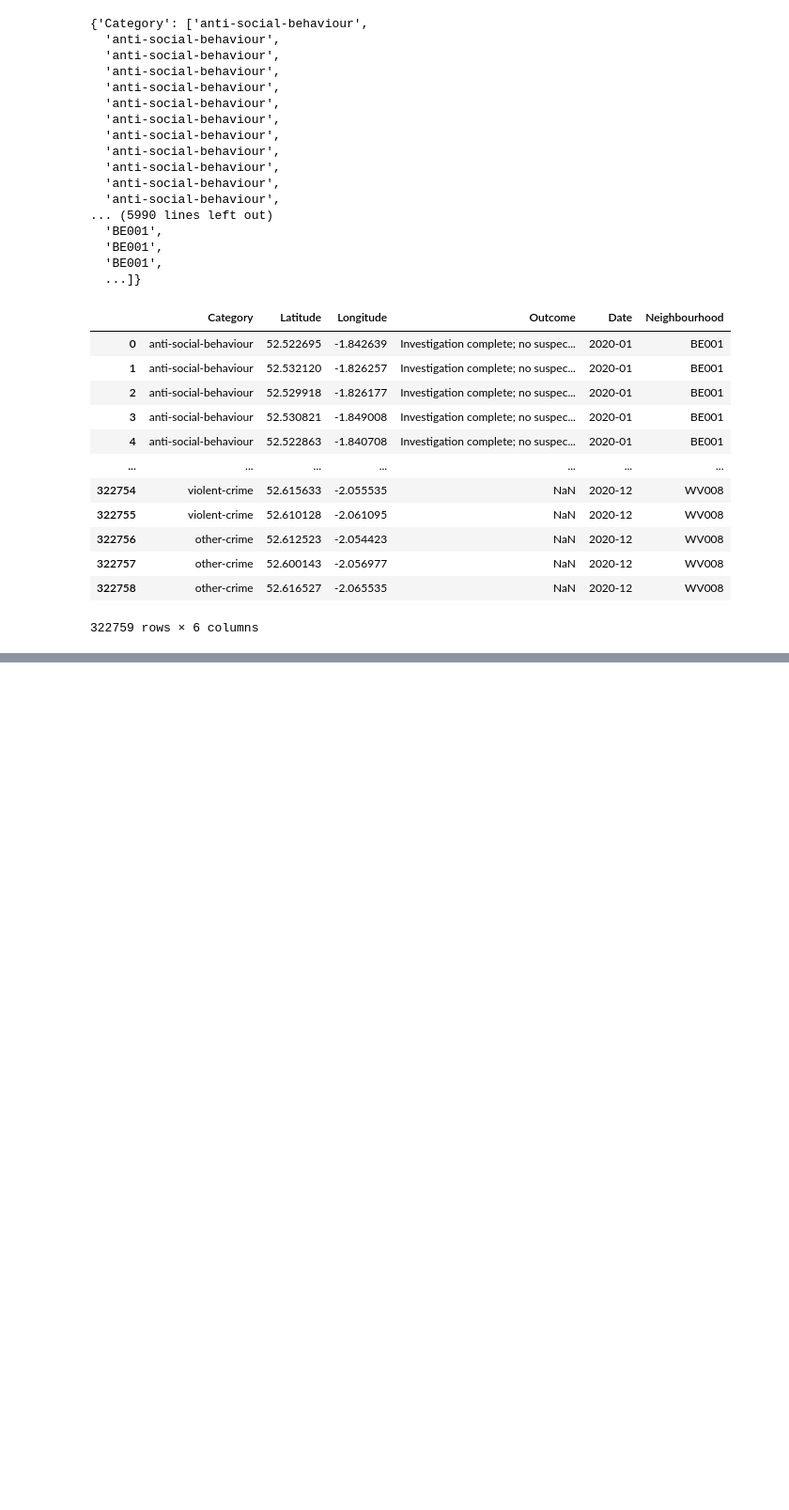
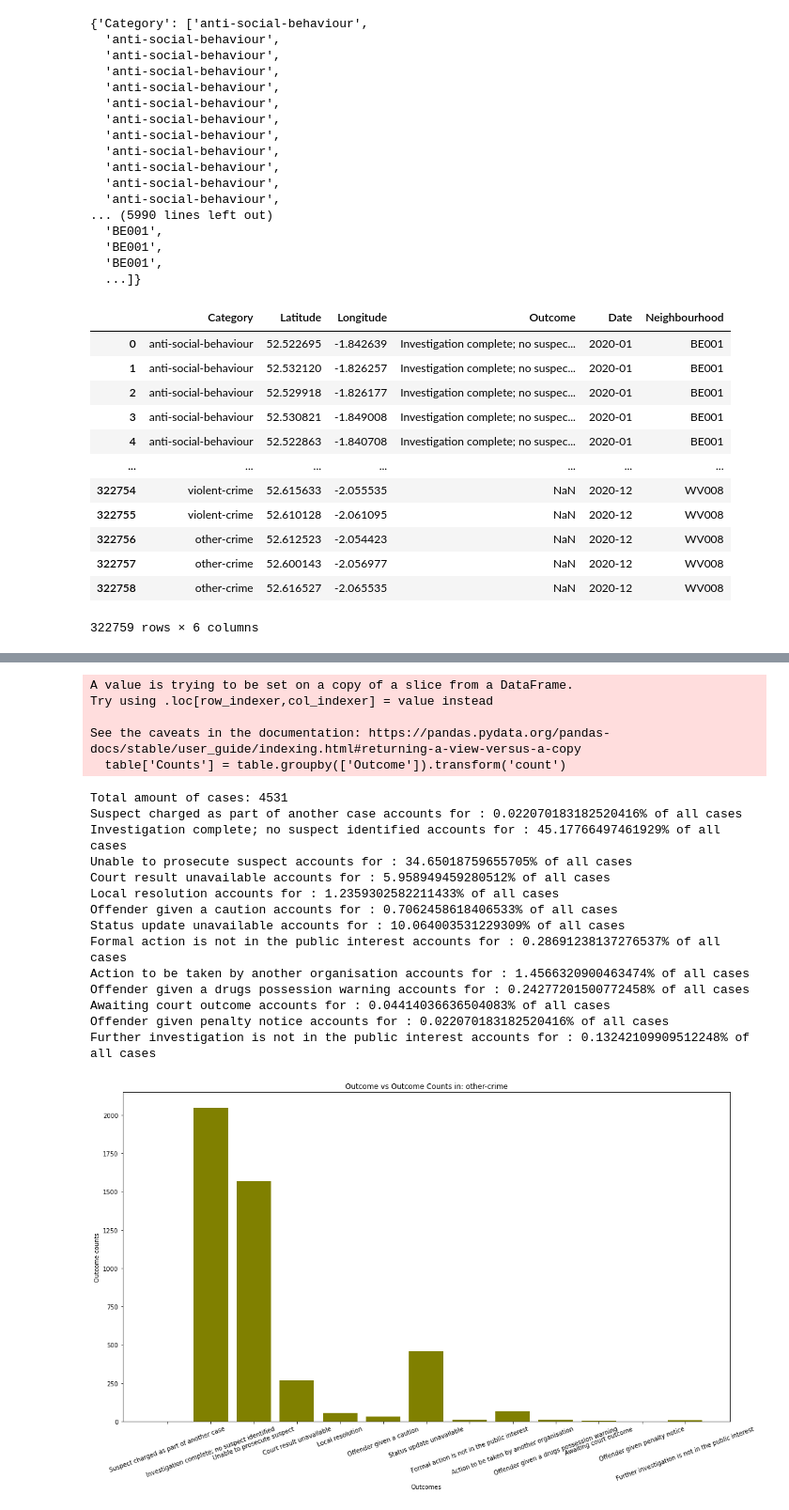
Before and after one commit to tkaid/Unit_7_Project_One, a Jupyter notebook: Justice League.ipynb, the cells around one changed output, grey strips where cells are left out. Shown at 94% size. Drawn from its saved outputs; the diff is of its cells as text; code cells hidden in the pictures; blank space fills up the shorter version.

```diff
--- a/Justice League.ipynb
+++ b/Justice League.ipynb
@@ -295,0 +498,35 @@ data_df
+# %%
+plt.figure(figsize=(18,10))
+table = getting_tables(data_df,"other-crime")
+x=table["Outcome"]
+y=table["Counts"]
+plt.title(f"Outcome vs Outcome Counts in: other-crime")
+plt.xlabel("Outcomes")
+plt.ylabel("Outcome counts")
+plt.xticks(rotation=20)
+plt.bar(x,y,color="olive")
+plt.show
+print(f"Total amount of cases: {len(x)}")
+summary_perc(getting_tables,data_df,"other-crime")
+plt.savefig("Outcome vs Outcome Counts in other-crime.jpg")
+# %% [output]
+A value is trying to be set on a copy of a slice from a DataFrame.
+Try using .loc[row_indexer,col_indexer] = value instead
+
+See the caveats in the documentation: https://pandas.pydata.org/pandas-docs/stable/user_guide/indexing.html#returning-a-view-versus-a-copy
+  table['Counts'] = table.groupby(['Outcome']).transform('count')
+Total amount of cases: 4531
+Suspect charged as part of another case accounts for : 0.022070183182520416% of all cases
+Investigation complete; no suspect identified accounts for : 45.17766497461929% of all cases
+Unable to prosecute suspect accounts for : 34.65018759655705% of all cases
+Court result unavailable accounts for : 5.958949459280512% of all cases
+Local resolution accounts for : 1.2359302582211433% of all cases
+Offender given a caution accounts for : 0.7062458618406533% of all cases
+Status update unavailable accounts for : 10.064003531229309% of all cases
+Formal action is not in the public interest accounts for : 0.28691238137276537% of all cases
+Action to be taken by another organisation accounts for : 1.4566320900463474% of all cases
+Offender given a drugs possession warning accounts for : 0.24277201500772458% of all cases
+Awaiting court outcome accounts for : 0.04414036636504083% of all cases
+Offender given penalty notice accounts for : 0.022070183182520416% of all cases
+Further investigation is not in the public interest accounts for : 0.13242109909512248% of all cases
+[figure, added]
```
Also changed, not shown: parts of 28 cells of this notebook.
